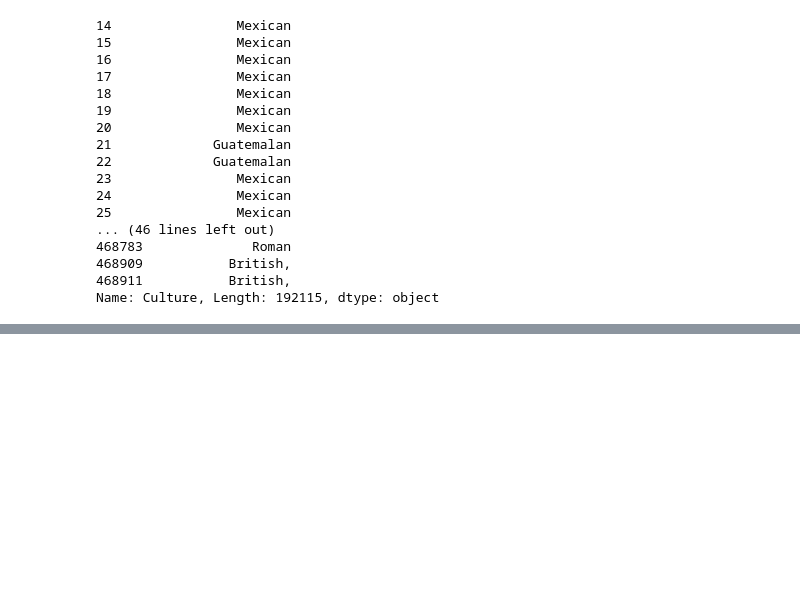
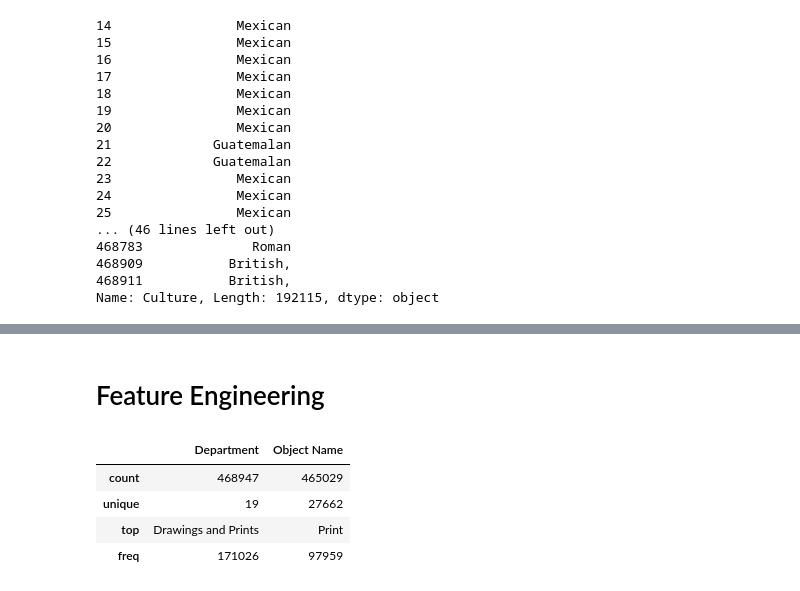
Before and after one commit to Jingophelia/Projects, a Jupyter notebook: Project2.ipynb, the cells around one changed output, grey strips where cells are left out. Cells and saved outputs as stored; diff of their text form; code cells hidden in the pictures; blank space fills up the shorter version.

```diff
--- a/Project2.ipynb
+++ b/Project2.ipynb
@@ -260,0 +325,2 @@ Name: Culture, Length: 1561, dtype: int64
+# %% [markdown]
+# Feature Engineering
@@ -260,0 +335,11 @@ Name: Culture, Length: 1561, dtype: int64
+# %%
+Feature=df[['Department','Object Name']]
+# %%
+#dropna for Count Vectors
+Feature.describe()
+# %% [output]
+|  | Department | Object Name |
+| count | 468947 | 465029 |
+| unique | 19 | 27662 |
+| top | Drawings and Prints | Print |
+| freq | 171026 | 97959 |
```
Also changed, not shown: parts of 31 cells of this notebook.
